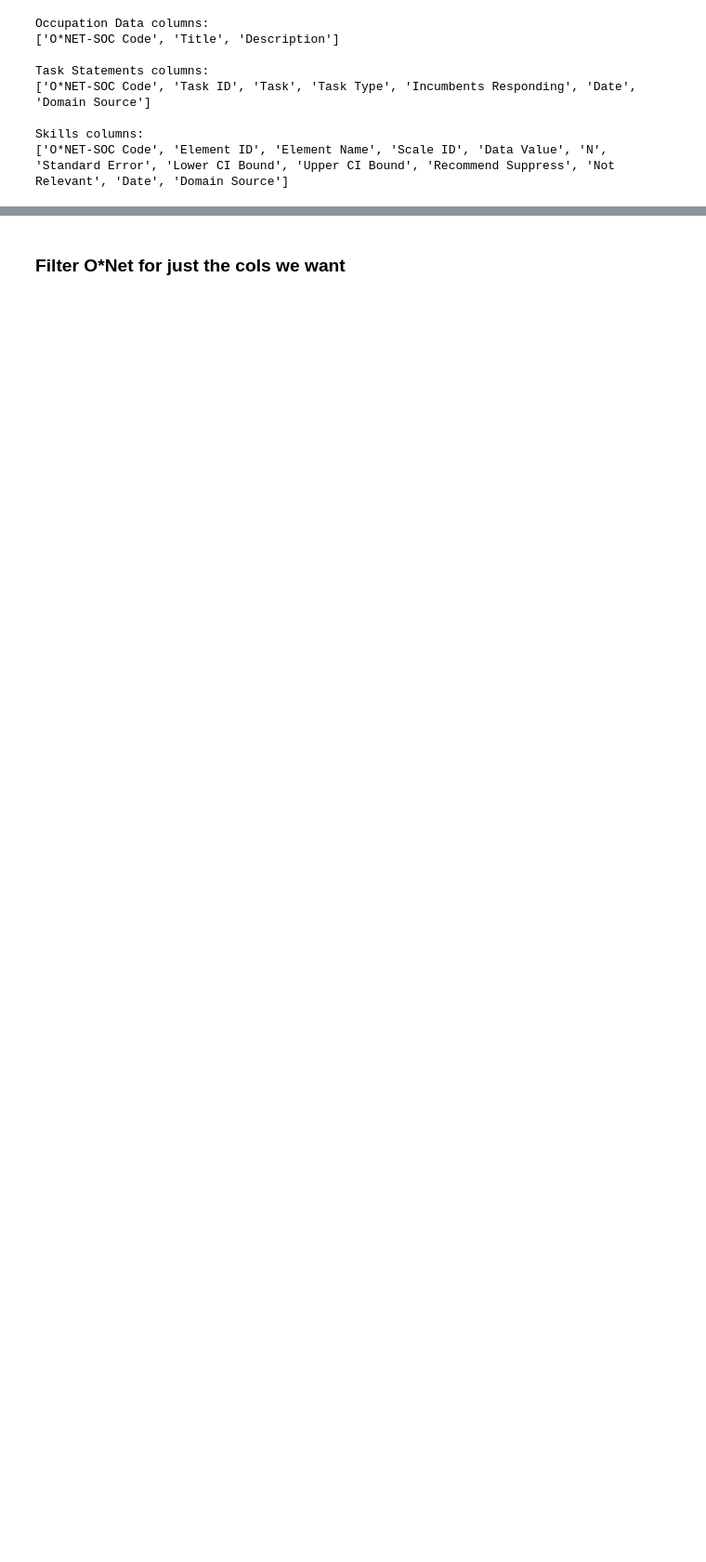
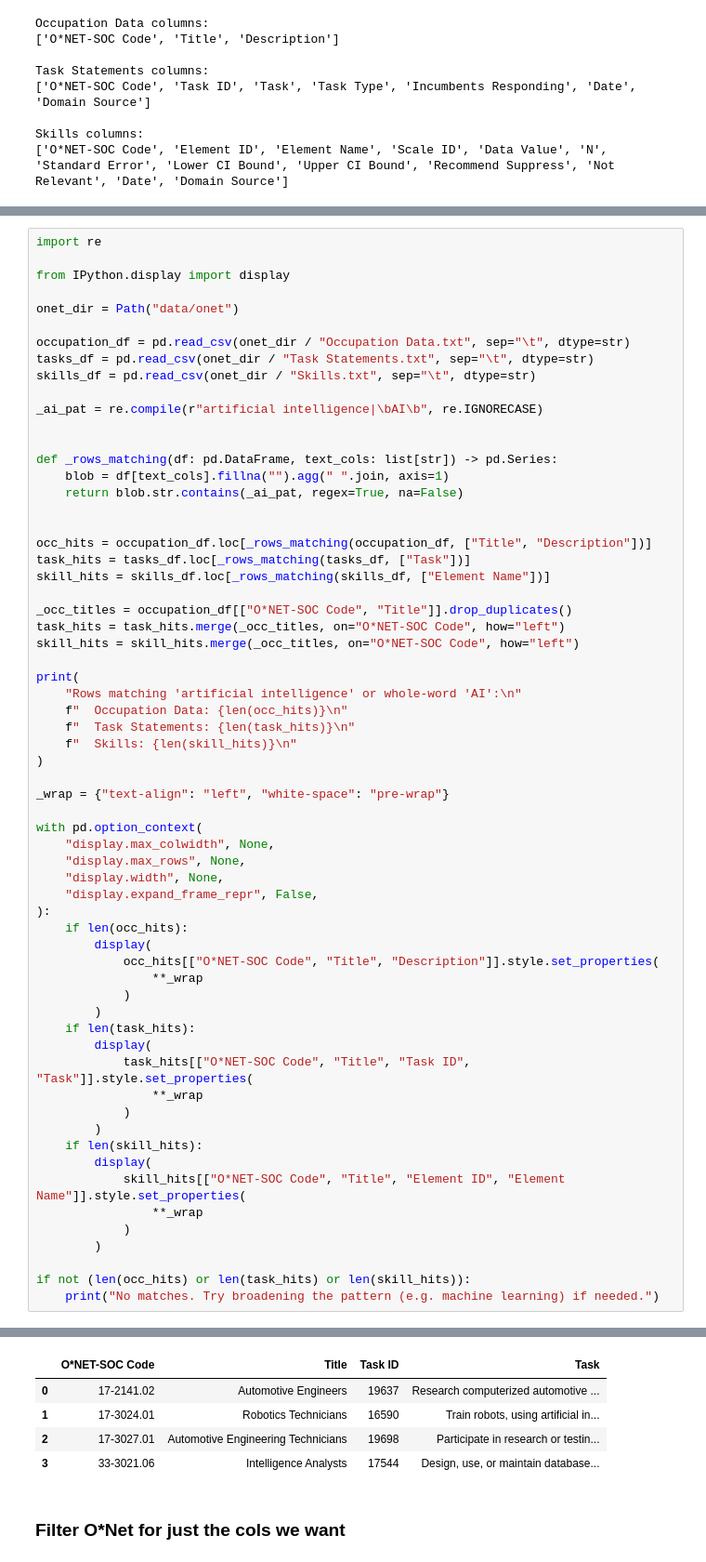
Before and after one commit to deloresmincarelli/Portfolio, a Jupyter notebook: peopleLikeMe/career_exploration.ipynb, the cells around one changed output, grey strips where cells are left out. Shown at 93% size. Drawn from its saved outputs; the diff is of its cells as text; blank space fills up the shorter version.

```diff
--- a/peopleLikeMe/career_exploration.ipynb
+++ b/peopleLikeMe/career_exploration.ipynb
@@ -475,0 +480,64 @@ Skills columns:
+# %%
+import re
+
+from IPython.display import display
+
+onet_dir = Path("data/onet")
+
+occupation_df = pd.read_csv(onet_dir / "Occupation Data.txt", sep="\t", dtype=str)
+tasks_df = pd.read_csv(onet_dir / "Task Statements.txt", sep="\t", dtype=str)
+skills_df = pd.read_csv(onet_dir / "Skills.txt", sep="\t", dtype=str)
+
+_ai_pat = re.compile(r"artificial intelligence|\bAI\b", re.IGNORECASE)
+
+
+def _rows_matching(df: pd.DataFrame, text_cols: list[str]) -> pd.Series:
+    blob = df[text_cols].fillna("").agg(" ".join, axis=1)
+    return blob.str.contains(_ai_pat, regex=True, na=False)
+
+
+occ_hits = occupation_df.loc[_rows_matching(occupation_df, ["Title", "Description"])]
+task_hits = tasks_df.loc[_rows_matching(tasks_df, ["Task"])]
+skill_hits = skills_df.loc[_rows_matching(skills_df, ["Element Name"])]
+
+_occ_titles = occupation_df[["O*NET-SOC Code", "Title"]].drop_duplicates()
+task_hits = task_hits.merge(_occ_titles, on="O*NET-SOC Code", how="left")
+skill_hits = skill_hits.merge(_occ_titles, on="O*NET-SOC Code", how="left")
+
+print(
+    "Rows matching 'artificial intelligence' or whole-word 'AI':\n"
+    f"  Occupation Data: {len(occ_hits)}\n"
+    f"  Task Statements: {len(task_hits)}\n"
+    f"  Skills: {len(skill_hits)}\n"
+)
+
+_wrap = {"text-align": "left", "white-space": "pre-wrap"}
+
+with pd.option_context(
+    "display.max_colwidth", None,
+    "display.max_rows", None,
+    "display.width", None,
+    "display.expand_frame_repr", False,
+):
+    if len(occ_hits):
+        display(
+            occ_hits[["O*NET-SOC Code", "Title", "Description"]].style.set_properties(
+                **_wrap
+            )
+        )
+    if len(task_hits):
+        display(
+            task_hits[["O*NET-SOC Code", "Title", "Task ID", "Task"]].style.set_properties(
+                **_wrap
+            )
+        )
+    if len(skill_hits):
+        display(
+            skill_hits[["O*NET-SOC Code", "Title", "Element ID", "Element Name"]].style.set_properties(
+                **_wrap
+            )
+        )
+
+if not (len(occ_hits) or len(task_hits) or len(skill_hits)):
+    print("No matches. Try broadening the pattern (e.g. machine learning) if needed.")
+# %% [output]
@@ -476,3 +548,8 @@ Skills columns:
+|  | O*NET-SOC Code | Title | Task ID | Task |
+| 0 | 17-2141.02 | Automotive Engineers | 19637 | Research computerized automotive ... |
+| 1 | 17-3024.01 | Robotics Technicians | 16590 | Train robots, using artificial in... |
+| 2 | 17-3027.01 | Automotive Engineering Technicians | 19698 | Participate in research or testin... |
+| 3 | 33-3021.06 | Intelligence Analysts | 17544 | Design, use, or maintain database... |
 # %% [markdown]
 ### Filter O*Net for just the cols we want
 # %%
```
Also changed, not shown: parts of 19 cells of this notebook.
